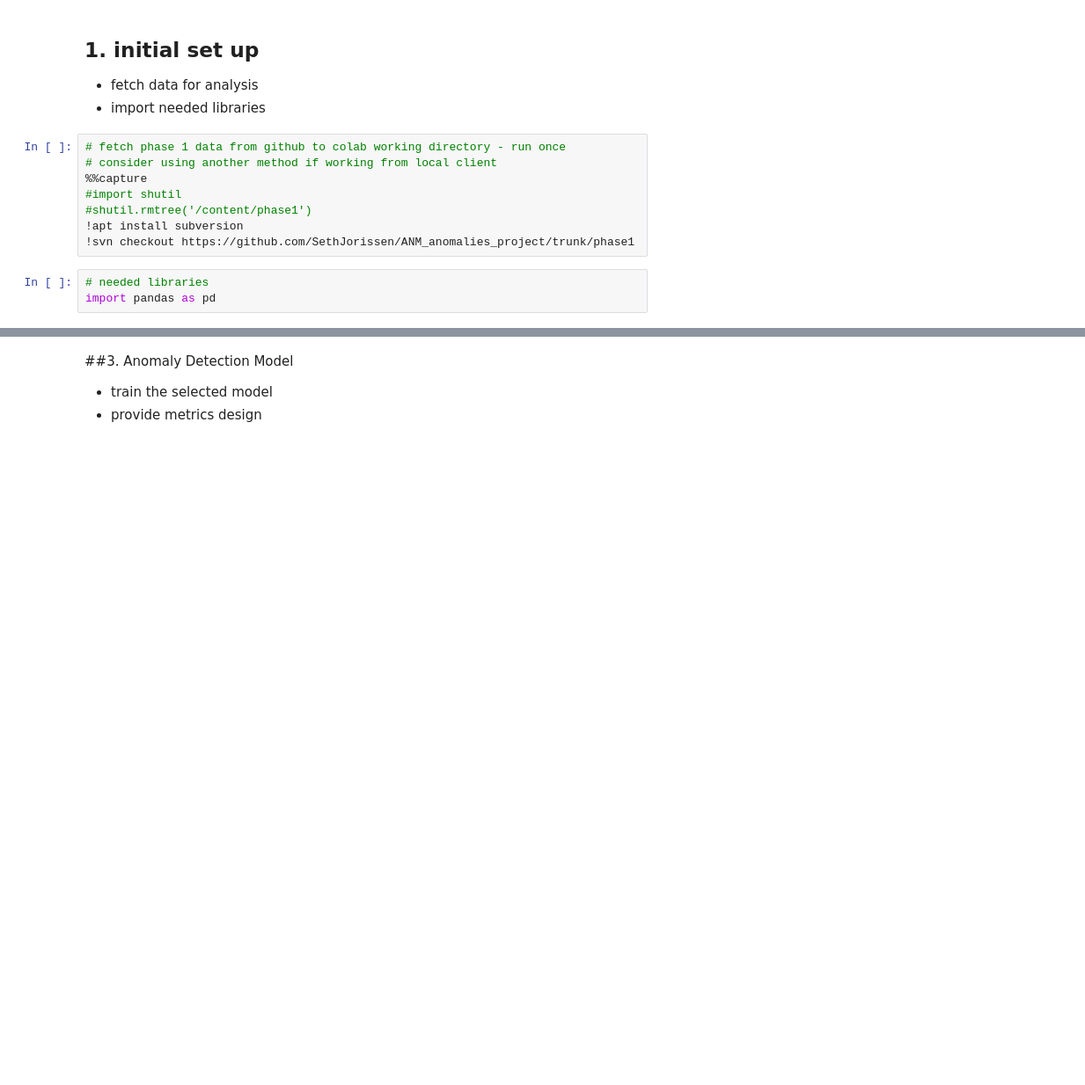
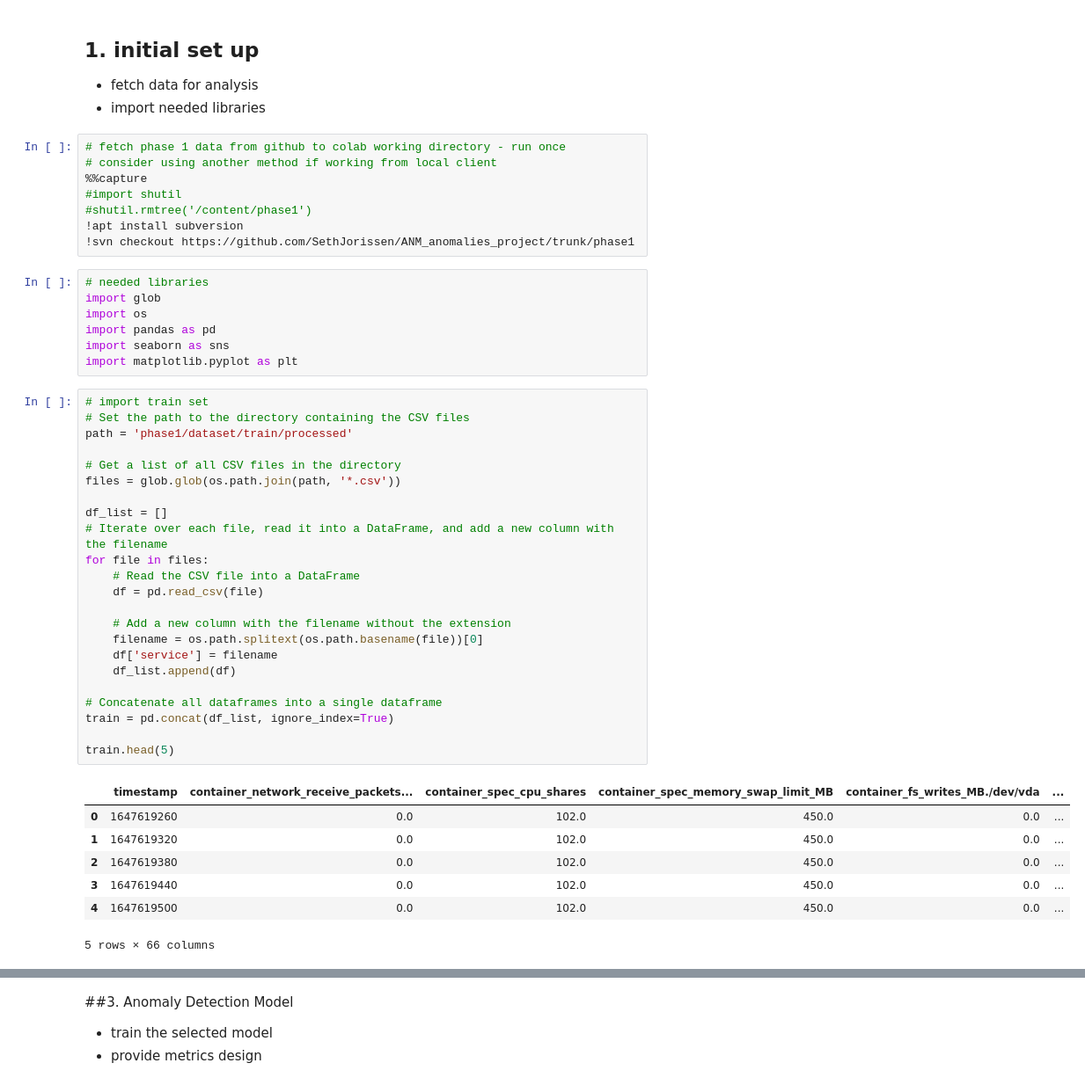
Before and after one commit to SethJorissen/ANM_anomalies_project, a Jupyter notebook: ANM_anomalies_project.ipynb, the cells around one changed output, grey strips where cells are left out. Shown at 88% size. Cells and saved outputs as stored; diff of their text form; blank space fills up the shorter version.

```diff
--- a/ANM_anomalies_project.ipynb
+++ b/ANM_anomalies_project.ipynb
@@ -19,7 +19,42 @@ Tsinghua 2023, produced by Aris Dressino and Seth Jorissen
 !svn checkout https://github.com/SethJorissen/ANM_anomalies_project/trunk/phase1
 # %%
 # needed libraries
+import glob
+import os
 import pandas as pd
+import seaborn as sns
+import matplotlib.pyplot as plt
+# %%
+# import train set
+# Set the path to the directory containing the CSV files
+path = 'phase1/dataset/train/processed'
+
+# Get a list of all CSV files in the directory
+files = glob.glob(os.path.join(path, '*.csv'))
+
+df_list = []
+# Iterate over each file, read it into a DataFrame, and add a new column with the filename
+for file in files:
+    # Read the CSV file into a DataFrame
+    df = pd.read_csv(file)
+
+    # Add a new column with the filename without the extension
+    filename = os.path.splitext(os.path.basename(file))[0]
+    df['service'] = filename
+    df_list.append(df)
+
+# Concatenate all dataframes into a single dataframe
+train = pd.concat(df_list, ignore_index=True)
+
+train.head(5)
+# %% [output]
+|  | timestamp | container_network_receive_packets... | container_spec_cpu_shares | container_spec_memory_swap_limit_MB | container_fs_writes_MB./dev/vda | ... |
+| 0 | 1647619260 | 0.0 | 102.0 | 450.0 | 0.0 | ... |
+| 1 | 1647619320 | 0.0 | 102.0 | 450.0 | 0.0 | ... |
+| 2 | 1647619380 | 0.0 | 102.0 | 450.0 | 0.0 | ... |
+| 3 | 1647619440 | 0.0 | 102.0 | 450.0 | 0.0 | ... |
+| 4 | 1647619500 | 0.0 | 102.0 | 450.0 | 0.0 | ... |
+5 rows × 66 columns
 # %% [markdown]
 ##2. Exploratory data analysis
 
```
Also changed, not shown: parts of 4 cells of this notebook.
